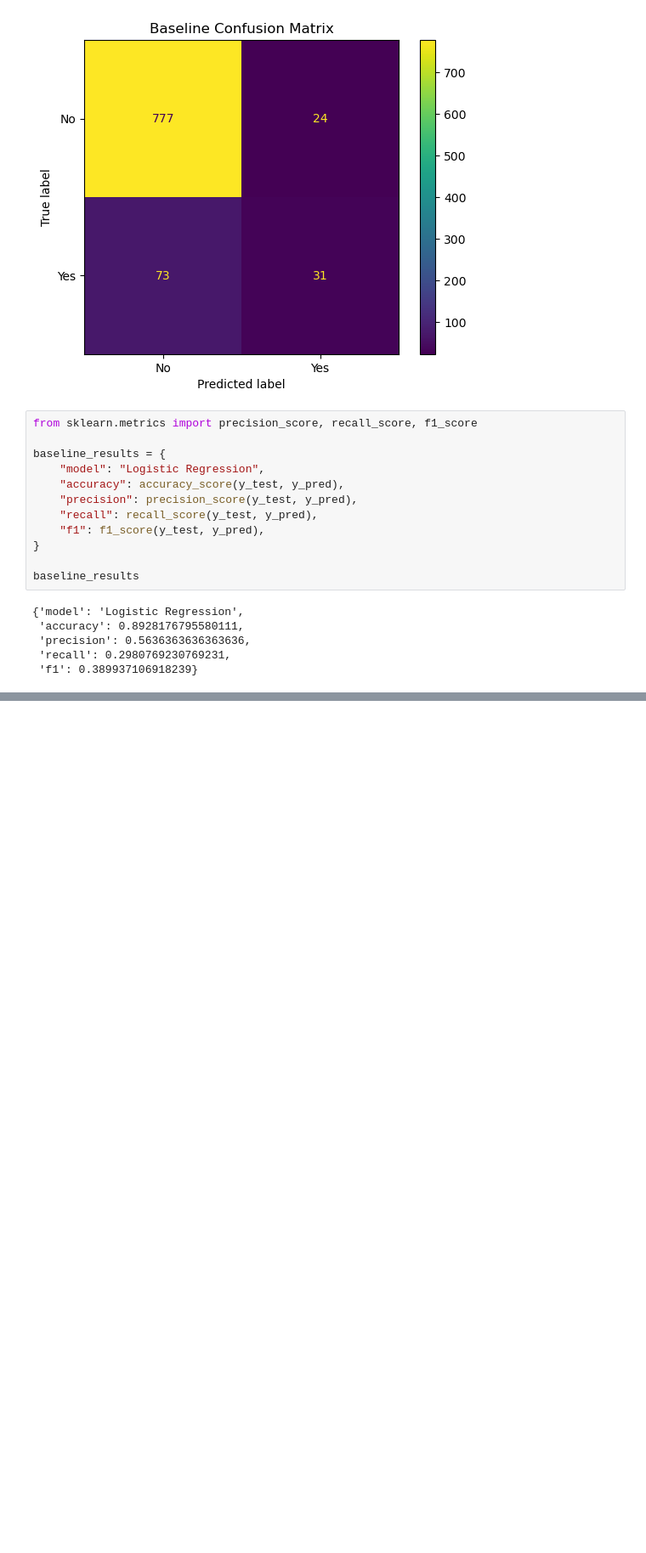
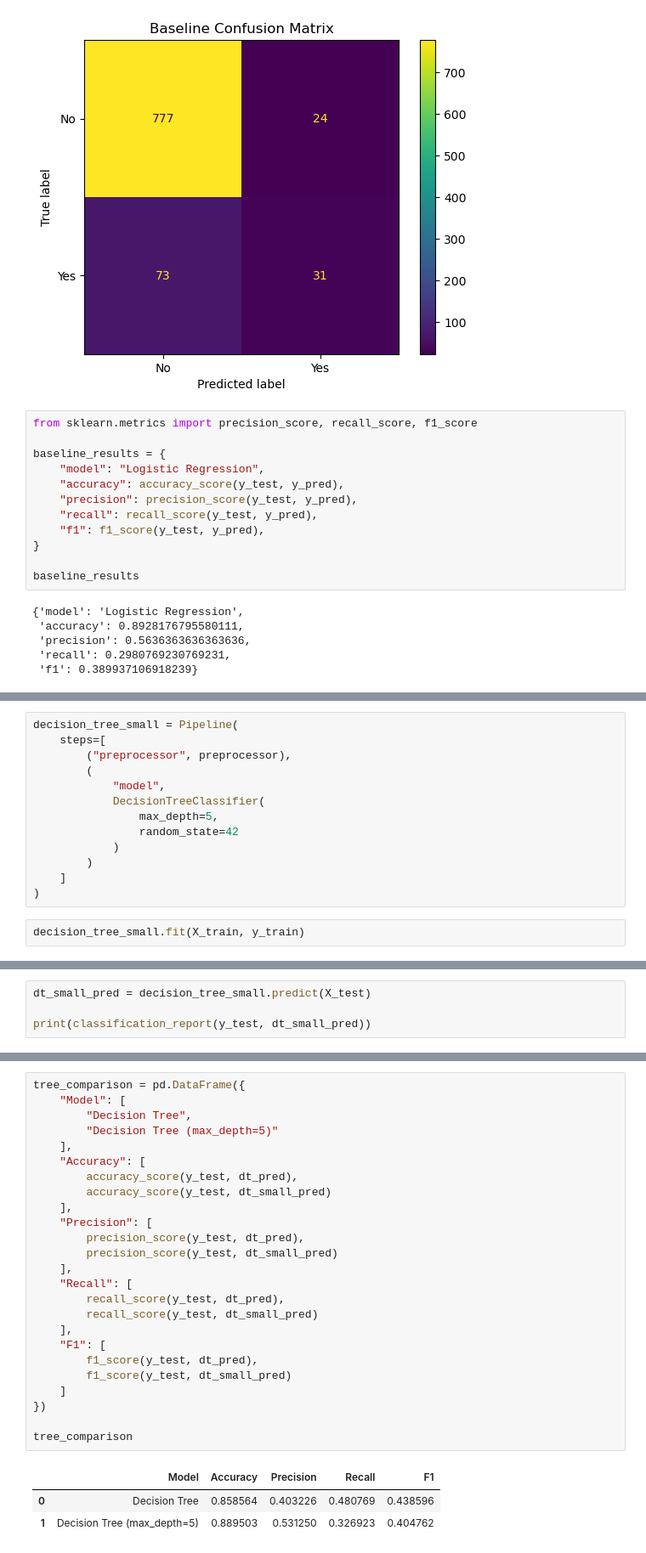
Before and after one commit to ali84mlk/tabular-ml-study, a Jupyter notebook: notebooks/01_initial_exploration.ipynb, the cells around one changed output, grey strips where cells are left out. Shown at 85% size. Saved outputs shown, nothing was run; the diff lists cells and outputs as text; blank space fills up the shorter version.

```diff
--- a/notebooks/01_initial_exploration.ipynb
+++ b/notebooks/01_initial_exploration.ipynb
@@ -520,0 +622,15 @@ baseline_results
+# %%
+decision_tree_small = Pipeline(
+    steps=[
+        ("preprocessor", preprocessor),
+        (
+            "model",
+            DecisionTreeClassifier(
+                max_depth=5,
+                random_state=42
+            )
+        )
+    ]
+)
+# %%
+decision_tree_small.fit(X_train, y_train)
@@ -520,0 +649,4 @@ baseline_results
+# %%
+dt_small_pred = decision_tree_small.predict(X_test)
+
+print(classification_report(y_test, dt_small_pred))
@@ -520,0 +681,29 @@ baseline_results
+# %%
+tree_comparison = pd.DataFrame({
+    "Model": [
+        "Decision Tree",
+        "Decision Tree (max_depth=5)"
+    ],
+    "Accuracy": [
+        accuracy_score(y_test, dt_pred),
+        accuracy_score(y_test, dt_small_pred)
+    ],
+    "Precision": [
+        precision_score(y_test, dt_pred),
+        precision_score(y_test, dt_small_pred)
+    ],
+    "Recall": [
+        recall_score(y_test, dt_pred),
+        recall_score(y_test, dt_small_pred)
+    ],
+    "F1": [
+        f1_score(y_test, dt_pred),
+        f1_score(y_test, dt_small_pred)
+    ]
+})
+
+tree_comparison
+# %% [output]
+|  | Model | Accuracy | Precision | Recall | F1 |
+| 0 | Decision Tree | 0.858564 | 0.403226 | 0.480769 | 0.438596 |
+| 1 | Decision Tree (max_depth=5) | 0.889503 | 0.531250 | 0.326923 | 0.404762 |
```
Also changed, not shown: parts of 13 cells of this notebook.
